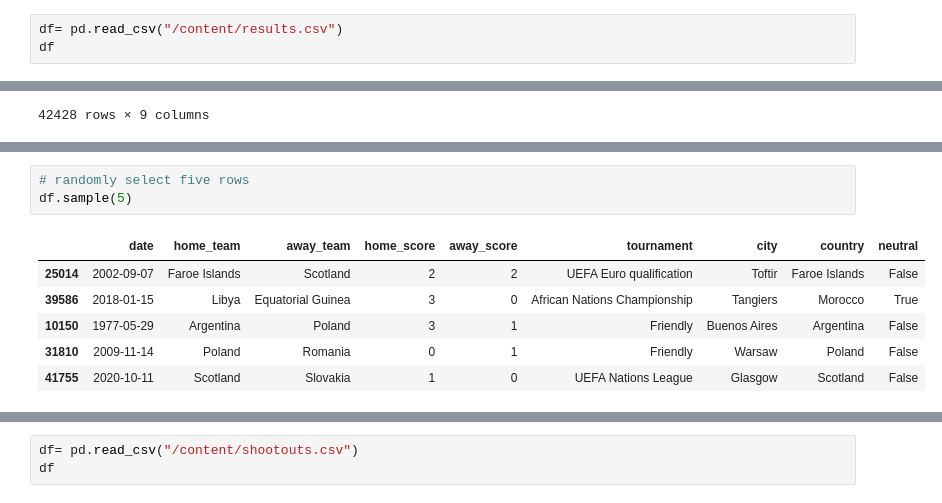
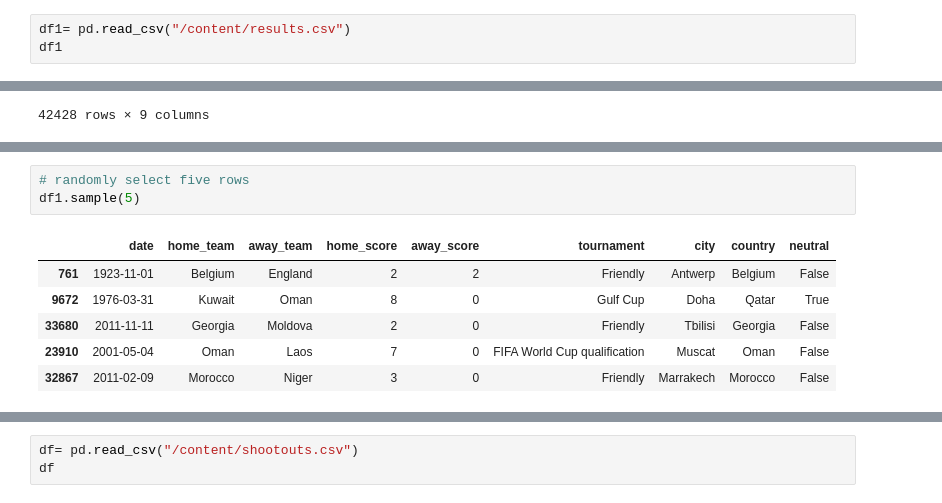
Before and after one commit to Babatunde-source/Data-science-batch-A, a Jupyter notebook: data_cleansed.ipynb, the cells around one changed output, grey strips where cells are left out. Drawn from its saved outputs; the diff is of its cells as text.

```diff
--- a/data_cleansed.ipynb
+++ b/data_cleansed.ipynb
@@ -4,8 +4,8 @@
 import numpy as np
 import pandas as pd
 # %%
-df= pd.read_csv("/content/results.csv")
-df
+df1= pd.read_csv("/content/results.csv")
+df1
 # %% [output]
 |  | date | home_team | away_team | home_score | away_score | tournament | city | country | neutral |
 | 0 | 1872-11-30 | Scotland | England | 0 | 0 | Friendly | Glasgow | Scotland | False |
@@ -39,13 +39,13 @@ Index(['date', 'home_team', 'away_team', 'home_score', 'away_score',
       dtype='object')
 # %%
 # randomly select five rows
-df.sample(5)
+df1.sample(5)
 # %% [output]
 |  | date | home_team | away_team | home_score | away_score | tournament | city | country | neutral |
-| 25014 | 2002-09-07 | Faroe Islands | Scotland | 2 | 2 | UEFA Euro qualification | Toftir | Faroe Islands | False |
-| 39586 | 2018-01-15 | Libya | Equatorial Guinea | 3 | 0 | African Nations Championship | Tangiers | Morocco | True |
-| 10150 | 1977-05-29 | Argentina | Poland | 3 | 1 | Friendly | Buenos Aires | Argentina | False |
-| 31810 | 2009-11-14 | Poland | Romania | 0 | 1 | Friendly | Warsaw | Poland | False |
-| 41755 | 2020-10-11 | Scotland | Slovakia | 1 | 0 | UEFA Nations League | Glasgow | Scotland | False |
+| 761 | 1923-11-01 | Belgium | England | 2 | 2 | Friendly | Antwerp | Belgium | False |
+| 9672 | 1976-03-31 | Kuwait | Oman | 8 | 0 | Gulf Cup | Doha | Qatar | True |
+| 33680 | 2011-11-11 | Georgia | Moldova | 2 | 0 | Friendly | Tbilisi | Georgia | False |
+| 23910 | 2001-05-04 | Oman | Laos | 7 | 0 | FIFA World Cup qualification | Muscat | Oman | False |
+| 32867 | 2011-02-09 | Morocco | Niger | 3 | 0 | Friendly | Marrakech | Morocco | False |
 # %%
 # to check for missing value in boolean
```
Also changed, not shown: parts of 10 cells of this notebook.
